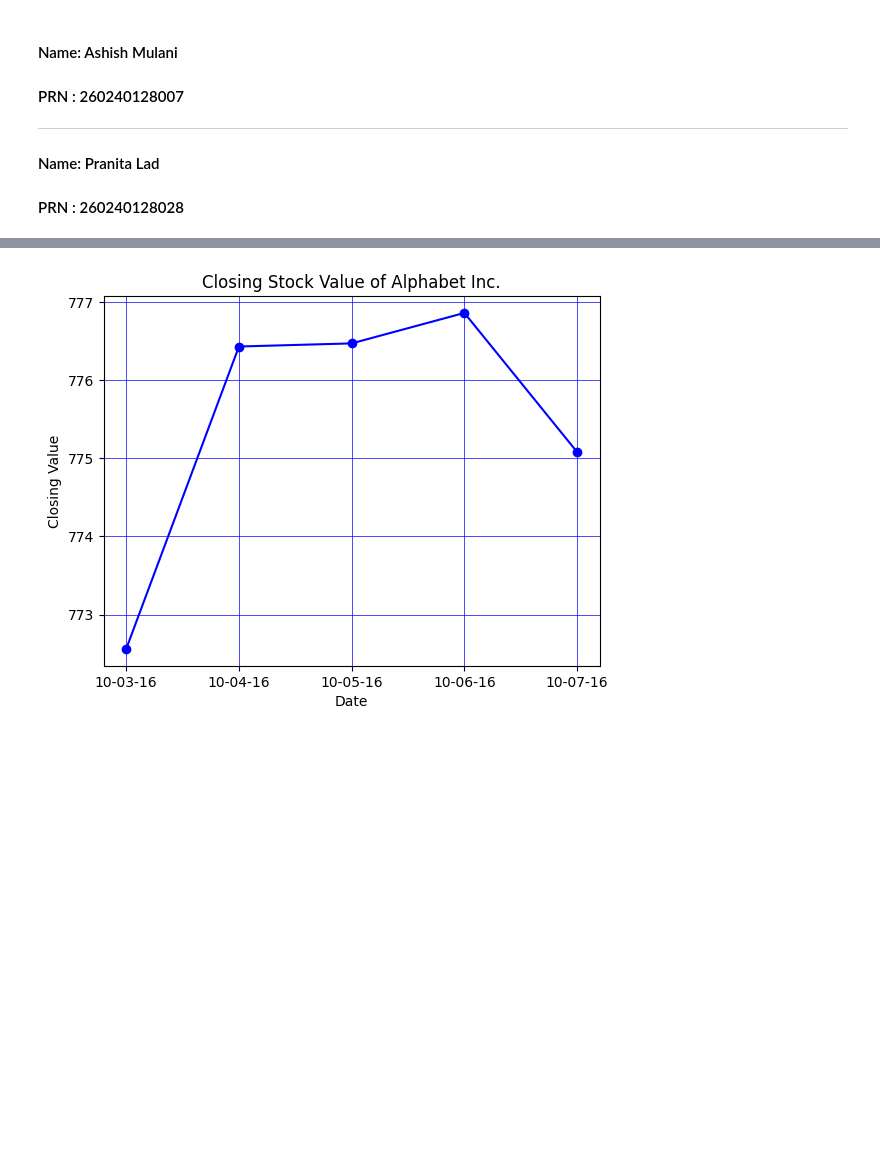
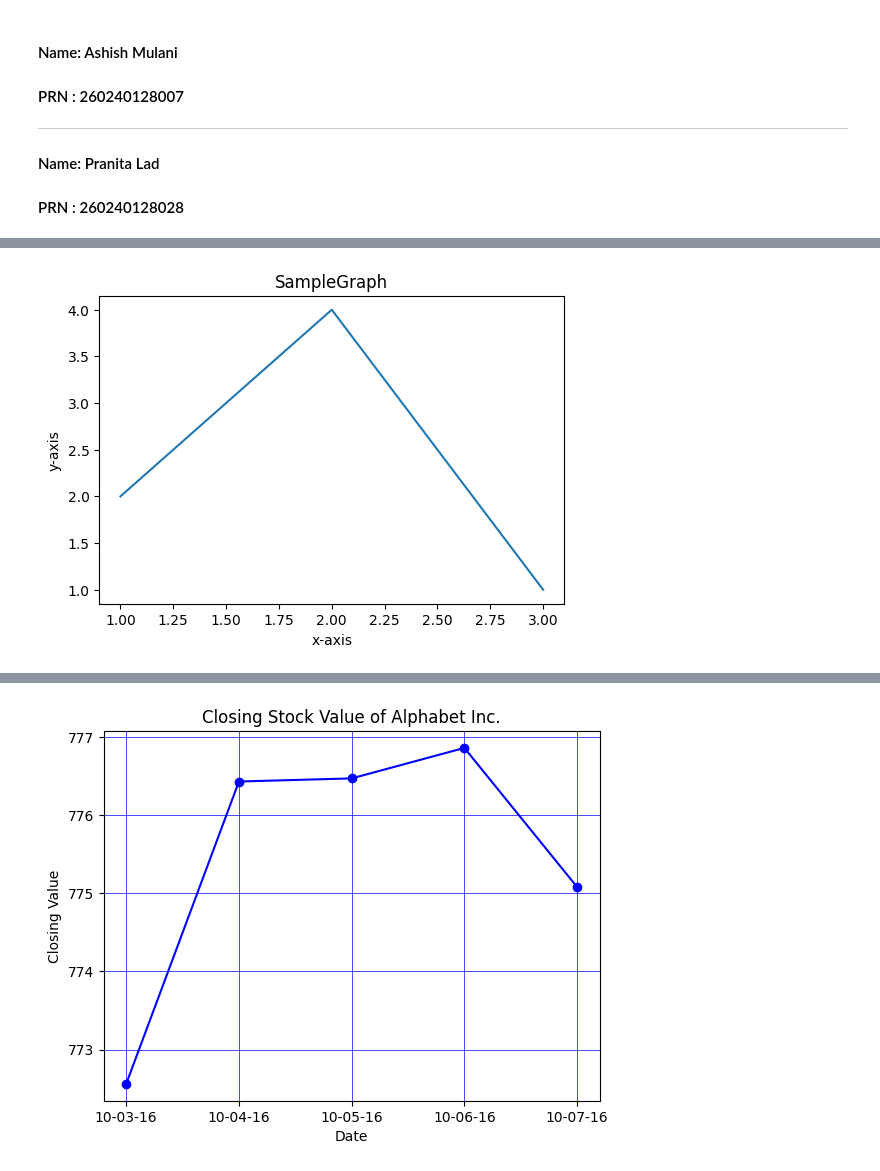
Before and after one commit to AshishMulani/DataAnalytics, a Jupyter notebook: Assignments/8007_Day8.ipynb, the cells around one changed output, grey strips where cells are left out. Saved outputs shown, nothing was run; the diff lists cells and outputs as text; code cells hidden in the pictures; blank space fills up the shorter version.

```diff
--- a/Assignments/8007_Day8.ipynb
+++ b/Assignments/8007_Day8.ipynb
@@ -13,5 +39,23 @@
 # %%
 #3. Write a Python program to draw a line using given axis values taken from a text file, with suitable label in the x axis, y axis and a title.
+import os
+os.getcwd
+
+plt.figure(figsize=(6,4))
+x = []
+y = []
+with open("text.txt",'r') as file:
+    for i in file:
+        values = i.split()
+        x.append(int(values[0]))
+        y.append(int(values[1]))
+plt.plot(x,y)
+plt.xlabel('x-axis')
+plt.ylabel('y-axis')
+plt.title('SampleGraph')
+plt.show()
+# %% [output]
+[figure, added]
 # %%
 #4. Write a Python program to draw line charts of the financial data of Alphabet Inc. between October 3, 2016 to October 7, 2016.
 #Sample Financial data (fdata.csv):
```
Also changed, not shown: parts of 15 cells of this notebook, 6 other files.
